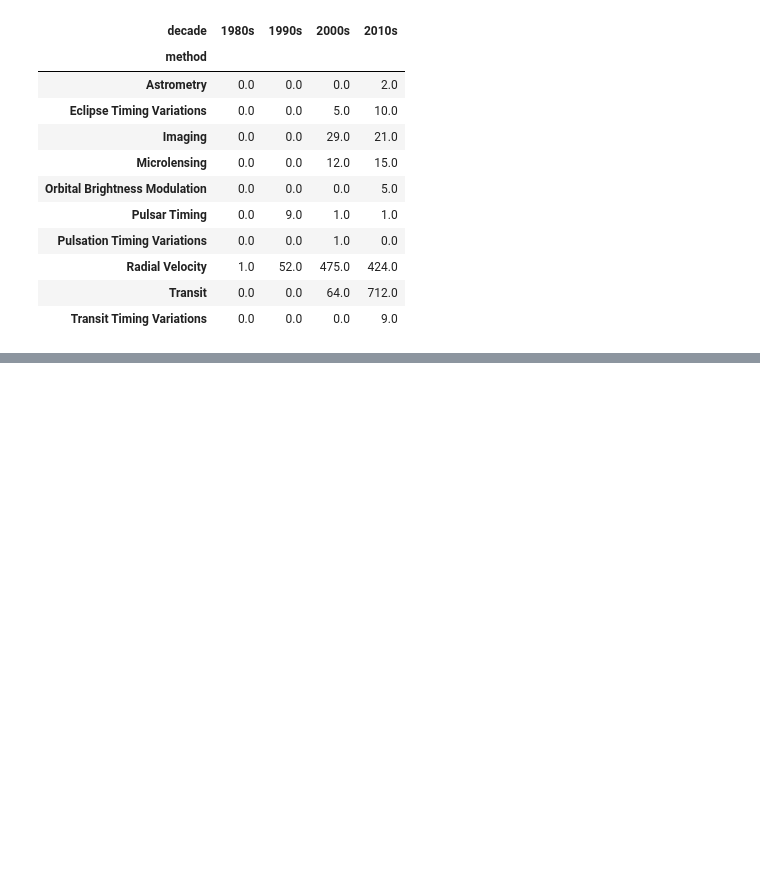
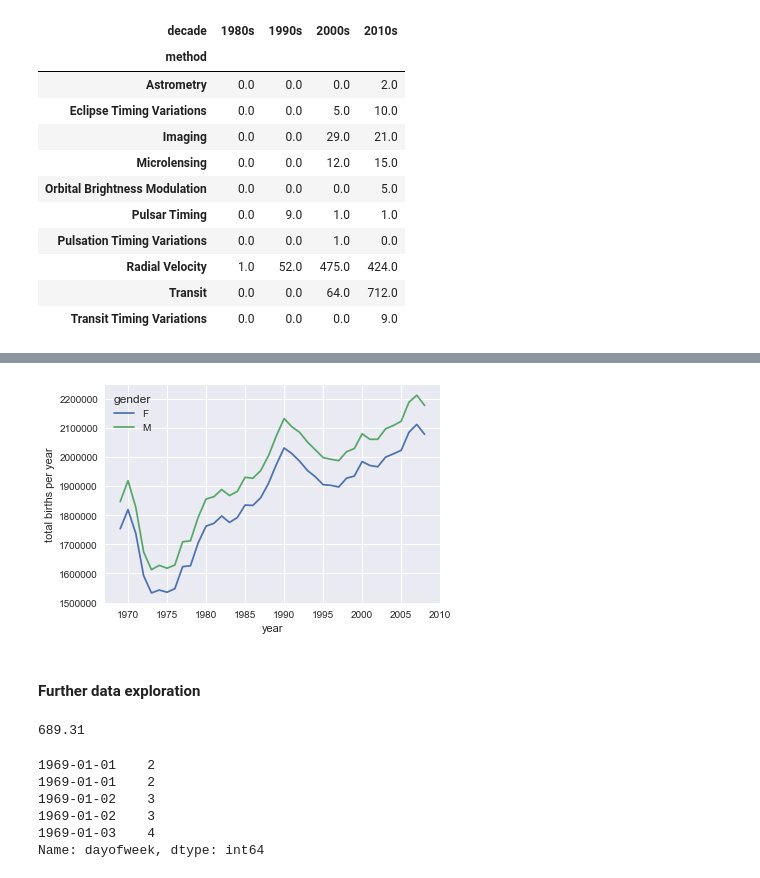
Before and after one commit to jbuisine/python-learn, a Jupyter notebook: 03.Pandas/Pandas.ipynb, the cells around one changed output, grey strips where cells are left out. Saved outputs shown, nothing was run; the diff lists cells and outputs as text; code cells hidden in the pictures; blank space fills up the shorter version.

Commit message:
Pivot Tables and vectorized string operations in Panda

```diff
--- a/03.Pandas/Pandas.ipynb
+++ b/03.Pandas/Pandas.ipynb
@@ -2851,0 +2974,3 @@ planets.groupby(['method', decade])['number'].sum().unstack().fillna(0)
+# %%
+# load data
+births = pd.read_csv('births.csv')
@@ -2851,0 +2986,4 @@ planets.groupby(['method', decade])['number'].sum().unstack().fillna(0)
+# %%
+# take a look at male and female births using pivot table
+births['decade'] = 10 * (births['year'] // 10) # getting decade
+births.pivot_table('births', index='decade', columns='gender', aggfunc='sum')
@@ -2851,0 +2998,21 @@ planets.groupby(['method', decade])['number'].sum().unstack().fillna(0)
+# %%
+%matplotlib inline
+import matplotlib.pyplot as plt
+sns.set()  # use Seaborn styles
+births.pivot_table('births', index='year', columns='gender', aggfunc='sum').plot()
+plt.ylabel('total births per year');
+
+# See the annual trend in births by gender.
+# It appears that over the past 50 years male births have outnumbered female births by around 5%
+# %% [output]
+[figure, added]
+# %% [markdown]
+#### Further data exploration
+# %%
+# This final line is a robust estimate of the sample mean, where the 0.74 comes from the interquartile range of a Gaussian distribution
+quartiles = np.percentile(births['births'], [25, 50, 75])
+mu = quartiles[1]
+sig = 0.74 * (quartiles[2] - quartiles[0])
+print(sig)
+# %% [output]
+689.31
@@ -2851,0 +3026,16 @@ planets.groupby(['method', decade])['number'].sum().unstack().fillna(0)
+# %%
+# create a datetime index from the year, month, day
+births.index = pd.to_datetime(10000 * births.year +
+                              100 * births.month +
+                              births.day, format='%Y%m%d')
+
+# get day of week
+births['dayofweek'] = births.index.dayofweek
+births['dayofweek'].head()
+# %% [output]
+1969-01-01    2
+1969-01-01    2
+1969-01-02    3
+1969-01-02    3
+1969-01-03    4
+Name: dayofweek, dtype: int64
```
Also changed, not shown: parts of 66 cells of this notebook, 2 other files.
